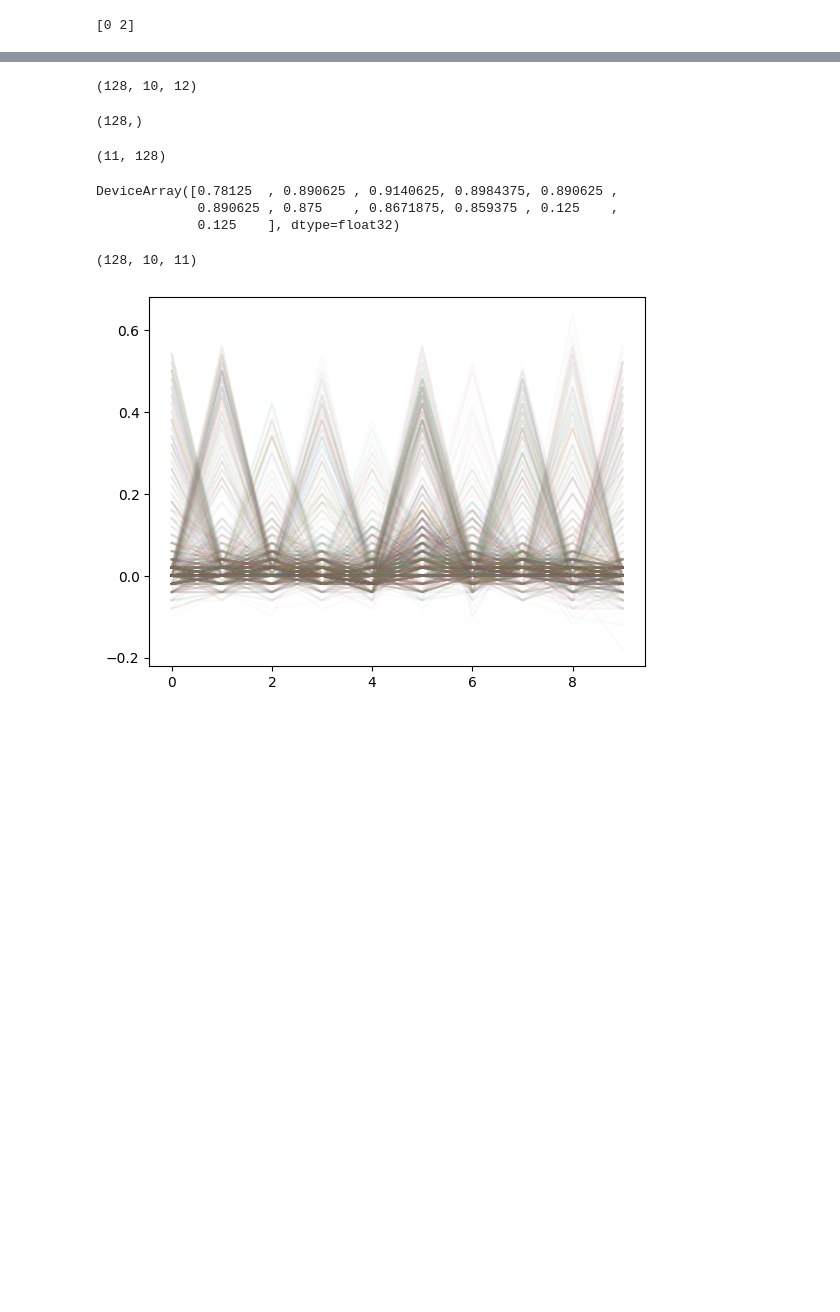
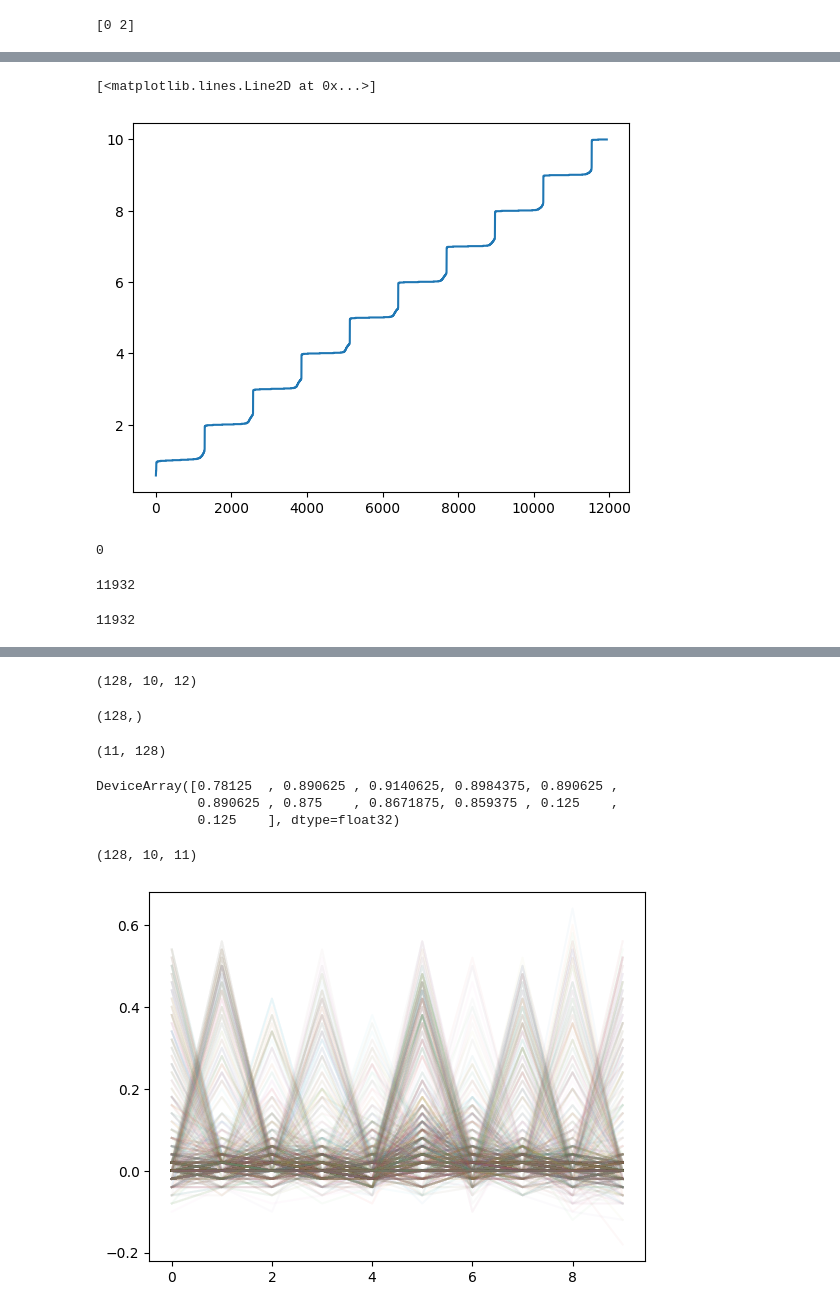
Before and after one commit to wilkieolin/phasor_jax, a Jupyter notebook: fashion test mlp.ipynb, the cells around one changed output, grey strips where cells are left out. Saved outputs shown, nothing was run; the diff lists cells and outputs as text; code cells hidden in the pictures; blank space fills up the shorter version.

```diff
--- a/fashion test mlp.ipynb
+++ b/fashion test mlp.ipynb
@@ -266,0 +395,5 @@ array([[[ 0.04,  0.04,  0.06, ...,  0.02,  0.  ,  0.  ],
+# %%
+plt.plot(np.sort(trains[1].times))
+# %% [output]
+[<matplotlib.lines.Line2D at 0x...>]
+[figure, added]
@@ -266,0 +402,12 @@ array([[[ 0.04,  0.04,  0.06, ...,  0.02,  0.  ,  0.  ],
+# %%
+np.sum(r)
+# %% [output]
+0
+# %%
+len(arr.times)
+# %% [output]
+11932
+# %%
+len(trains[1].times)
+# %% [output]
+11932
```
Also changed, not shown: parts of 38 cells of this notebook, 7 other files.
